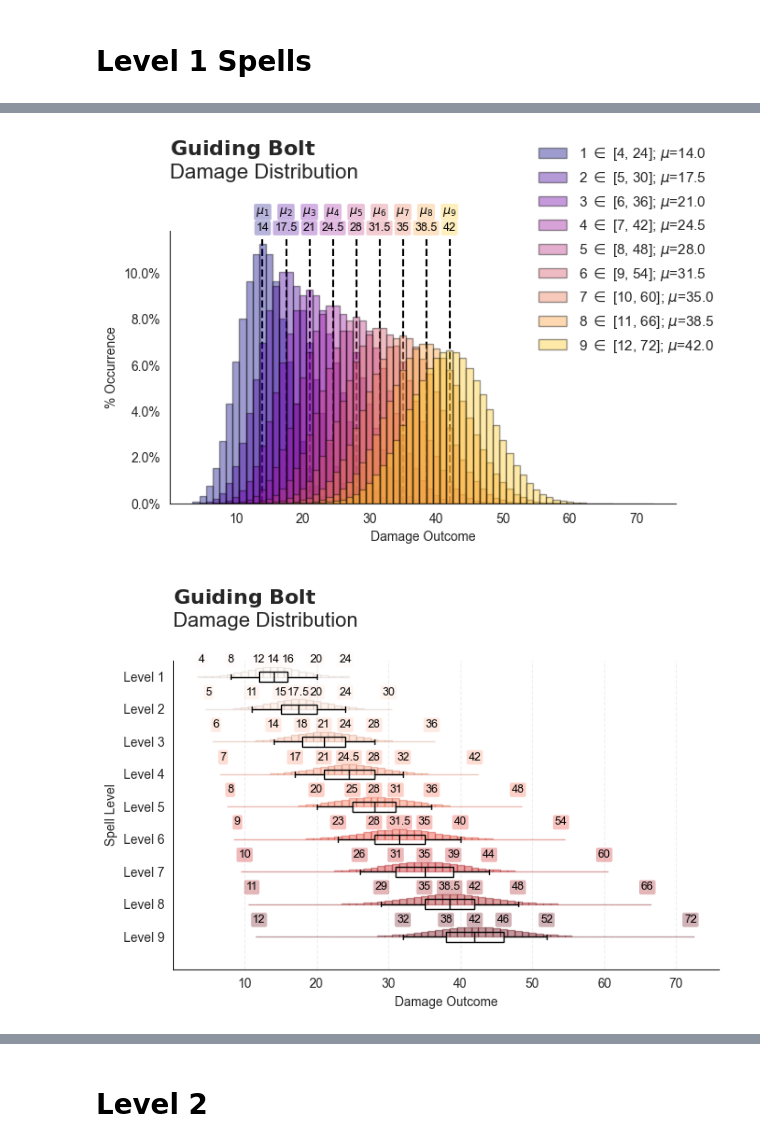
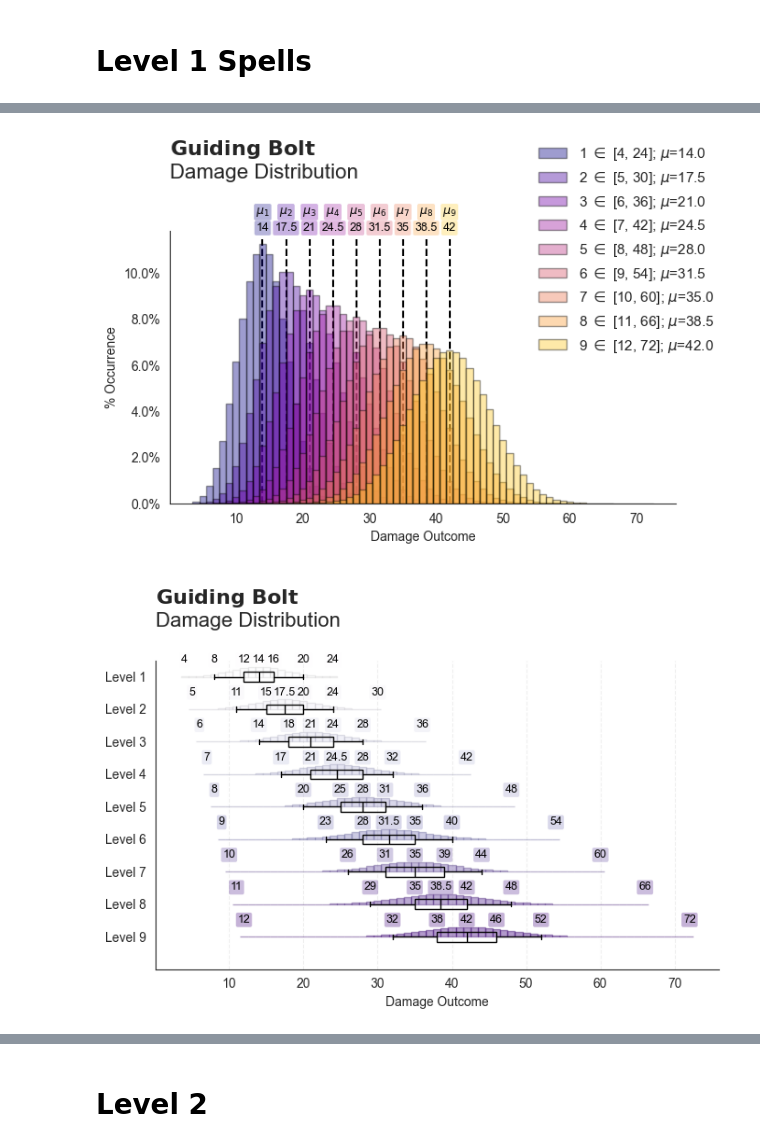
Before and after one commit to H-unter/Diceroll, a Jupyter notebook: spells.ipynb, the cells around one changed output, grey strips where cells are left out. Drawn from its saved outputs; the diff is of its cells as text; code cells hidden in the pictures.

```diff
--- a/spells.ipynb
+++ b/spells.ipynb
@@ -21,18 +39,18 @@ plt.savefig("spell_plots/burning_hands.png", dpi=500, bbox_inches='tight')
 # %%
 guiding_bolt = Spell(
     name="Guiding Bolt",
     starting_level=1,
     starting_damage_diceroll="4d6",
     damage_increment_diceroll="1d6",
     num_levels_per_damage_increase=1,
     is_saving_throw=False
 )
 guiding_bolt.plot_damage()
-guiding_bolt.boxplot_damage(colormap=plt.cm.Reds)
+guiding_bolt.boxplot_damage(colormap=plt.cm.Purples)
 plt.savefig("spell_plots/guiding_bolt.png", dpi=500, bbox_inches='tight')
 # %% [output]
 [figure]
-[figure, old version]
+[figure, new version]
 # %%
 healing_word = Spell(
     name="Healing Word",
```
Also changed, not shown: parts of 9 cells of this notebook, 2 other files.
